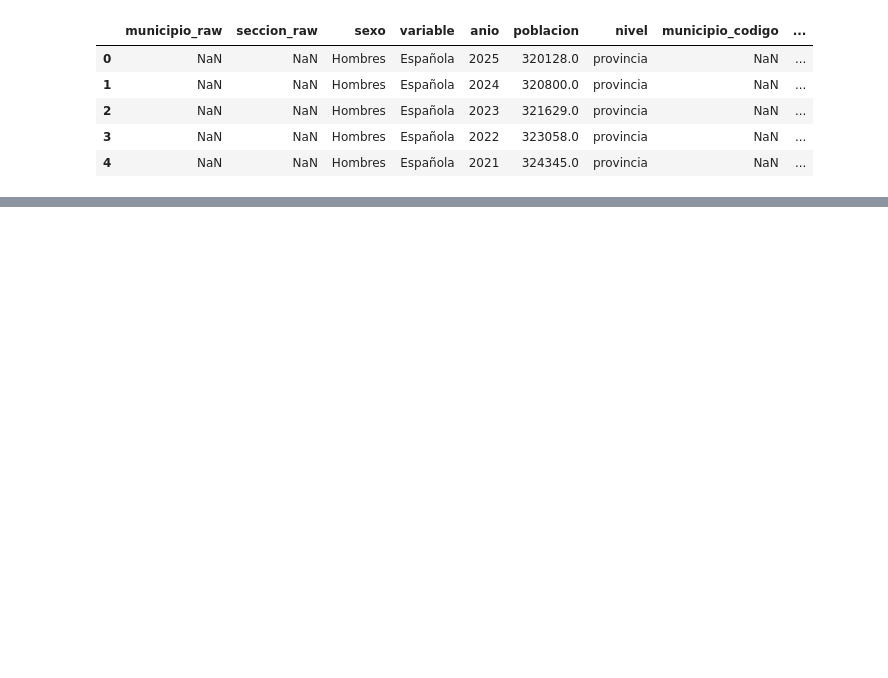
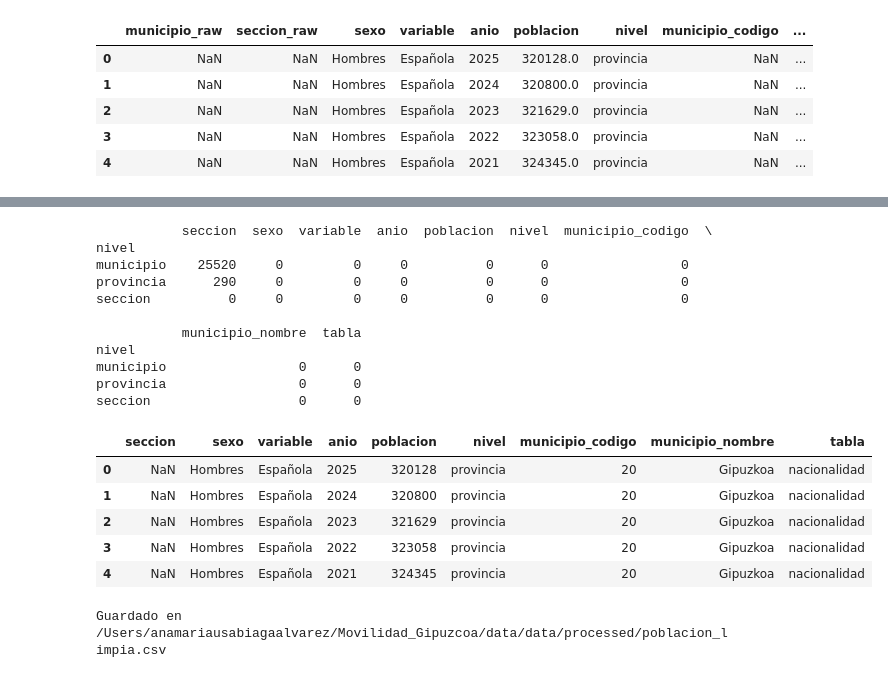
Before and after one commit to fatimamichelg/Movilidad_Gipuzcoa, a Jupyter notebook: notebooks:/Limpieza/Limpieza.ipynb, the cells around one changed output, grey strips where cells are left out. Cells and saved outputs as stored; diff of their text form; code cells hidden in the pictures; blank space fills up the shorter version.

```diff
--- a/notebooks:/Limpieza/Limpieza.ipynb
+++ b/notebooks:/Limpieza/Limpieza.ipynb
@@ -131,0 +257,30 @@ Name: count, dtype: int64
+# %%
+#Verificar que no hay valores nulos en la tabla limpia y si hay de qué nivel geográfico son
+print(poblacion_limpia.isna().groupby(poblacion_limpia['nivel']).sum())
+poblacion_limpia.head()
+# %% [output]
+           seccion  sexo  variable  anio  poblacion  nivel  municipio_codigo  \
+nivel
+municipio    25520     0         0     0          0      0                 0
+provincia      290     0         0     0          0      0                 0
+seccion          0     0         0     0          0      0                 0
+
+           municipio_nombre  tabla
+nivel
+municipio                 0      0
+provincia                 0      0
+seccion                   0      0
+|  | seccion | sexo | variable | anio | poblacion | nivel | municipio_codigo | municipio_nombre | tabla |
+| 0 | NaN | Hombres | Española | 2025 | 320128 | provincia | 20 | Gipuzkoa | nacionalidad |
+| 1 | NaN | Hombres | Española | 2024 | 320800 | provincia | 20 | Gipuzkoa | nacionalidad |
+| 2 | NaN | Hombres | Española | 2023 | 321629 | provincia | 20 | Gipuzkoa | nacionalidad |
+| 3 | NaN | Hombres | Española | 2022 | 323058 | provincia | 20 | Gipuzkoa | nacionalidad |
+| 4 | NaN | Hombres | Española | 2021 | 324345 | provincia | 20 | Gipuzkoa | nacionalidad |
+# %%
+#guardar tabla limpia en archivo CSV
+from pathlib import Path
+ruta = Path.cwd().parent.parent / 'data' / 'data' / 'processed' / 'poblacion_limpia.csv'
+poblacion_limpia.to_csv(ruta, index=False, encoding='utf-8')
+print('Guardado en', ruta)
+# %% [output]
+Guardado en /Users/anamariausabiagaalvarez/Movilidad_Gipuzcoa/data/data/processed/poblacion_limpia.csv
```
Also changed, not shown: parts of 12 cells of this notebook, 1 other file.
